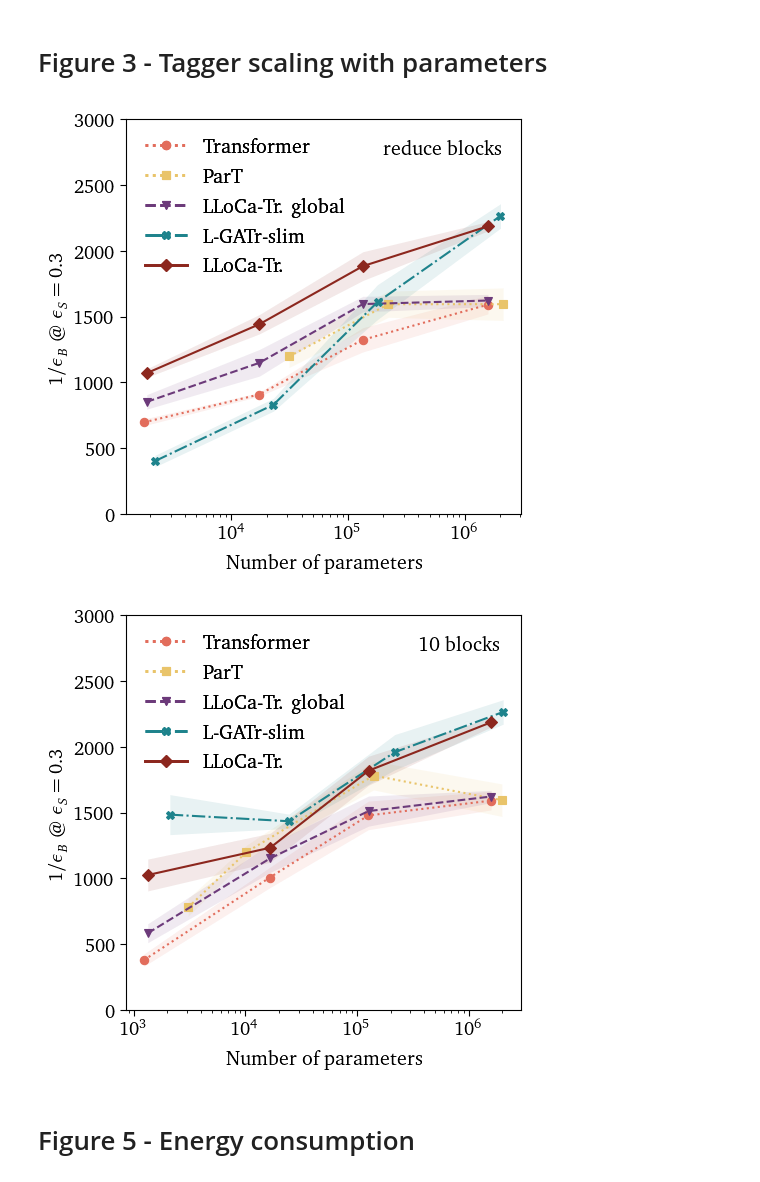
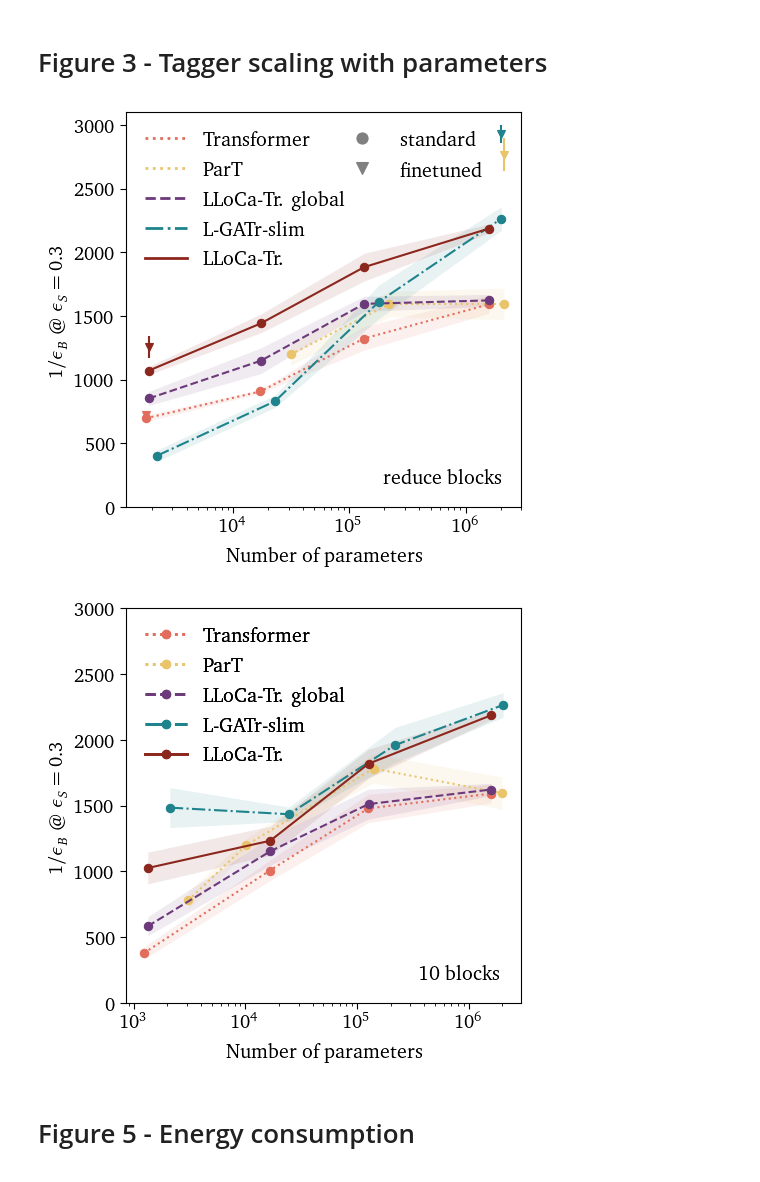
Before and after one commit to heidelberg-hepml/tagger-quantization, a Jupyter notebook: notebooks/plots.ipynb, the cells around one changed output. Saved outputs shown, nothing was run; the diff lists cells and outputs as text; code cells hidden in the pictures.

Commit message:
Add finetune part to figure 3

```diff
--- a/notebooks/plots.ipynb
+++ b/notebooks/plots.ipynb
@@ -1198,6 +1198,7 @@ metrics = {
         "10k": [897,886,922,910,922],
         "100k": [1374,1463,1262,1195,1320],
         "1M": [1507,1590,1518,1683,1655],
+        "1k-ft": [716,726,711,724,737],
     },
     "ParT": {
         "10k": [1122,1231,1346,1122,1167],
@@ -1209,6 +1210,7 @@ metrics = {
         "10k": [1432,1474,1328,1553,1422],
         "100k": [2040,1941,1905,1803,1726],
         "1M": [2148,2243,2195,2148,2195],
+        "1k-ft": [1254,1154,1393,1231],
     },
     "LLoCa-Tr. global": {
         "1k": [863,930,886,801,780],
@@ -1225,56 +1227,87 @@ metrics = {
 }
 metrics = {key: {k: {"mean": np.mean(v), "std": np.std(v)} for k, v in value.items()}
            for key, value in metrics.items()}
+metrics["L-GATr-slim"]["1M-ft"] = {"mean": 2927, "std": 70}
+metrics["ParT"]["1M-ft"] = {"mean": 2766, "std": 130}
 # %%
 colors = [c_Tr, c_ParT, c_LLoCaglobal, c_Slim, c_LLoCa]
 labels = ["Transformer", "ParT", "LLoCa-Tr. global", "L-GATr-slim", "LLoCa-Tr."]
-markers = [m_Tr, m_ParT, m_LLoCaglobal, m_Slim, m_LLoCa]
+markers = ["o"]*len(colors) #[m_Tr, m_ParT, m_LLoCaglobal, m_Slim, m_LLoCa]
 linestyles = [":", ":", "--", "-.", "-"]
 FIGSIZE = (5,5)
 
 ymin = 0
-ymax = 3000
+ymax = 3100
+xmin = 1.2e3
+xmax = 3e6
 
 fig,ax=plt.subplots(figsize=FIGSIZE)
 ax.set_xscale("log")
 for label, color, marker, linestyle in zip(labels, colors, markers, linestyles):
     if label in metrics.keys() and label in params.keys():
         keys = metrics[label]
-        p = np.array([params[label][k] for k in keys])
-        mean = np.array([metrics[label][k]["mean"] for k in keys])
-        std = np.array([metrics[label][k]["std"] for k in keys])
+        p = np.array([params[label][k] for k in keys if "ft" not in k])
+        mean = np.array([metrics[label][k]["mean"] for k in keys if "ft" not in k])
+        std = np.array([metrics[label][k]["std"] for k in keys if "ft" not in k])
 
         mask = np.array([x is not None for x in mean])
         p = p[mask]
         mean = mean[mask]
         std = std[mask]
 
         ax.plot(p, mean, color=color, linestyle=linestyle, marker=marker)
         ax.fill_between(p, mean+std, mean-std,
                         edgecolor=color, color=color, alpha=0.1, lw=0.01)
+        if "1k-ft" in keys:
+            ax.errorbar(p[0], metrics[label]["1k-ft"]["mean"], yerr=metrics[label]["1k-ft"]["std"], marker="v", color=color)
+        if "1M-ft" in keys:
+            ax.errorbar(p[-1], metrics[label]["1M-ft"]["mean"], yerr=metrics[label]["1M-ft"]["std"], marker="v", color=color)
 
 ax.set_ylabel(r"$1/\epsilon_B\ @\ \epsilon_S=0.3$", fontsize=FONTSIZE)
 ax.set_xlabel("Number of parameters")
 
+"""
 handles1 = [Line2D([0,1], [0,0], color=c, lw=2, linestyle=ls, marker=m) for c, ls, m in zip(colors, linestyles, markers)]
 labels1 = labels
 leg1 = ax.legend(
     handles1, labels1, loc="upper left",
     frameon=False,
 )
 ax.add_artist(leg1)
+"""
+handles1 = [Line2D([0,1], [0,0], color=c, lw=2, linestyle=ls) for c, ls in zip(colors, linestyles)]
+labels1 = labels
+leg1 = ax.legend(
+    handles1, labels1, loc="upper left", bbox_to_anchor=(0,1),
+    frameon=False,
+)
+ms = ["o", "v"]
+handles2 = [
+    Line2D(
+        [0],[0], linestyle="None", marker=m,
+        markersize=8, markerfacecolor="0.5",
+        markeredgecolor="0.5"
+    ) for m in ms
+]
+labels2 = ["standard", "finetuned"]
+leg2 = ax.legend(
+    handles2, labels2, loc="upper right", bbox_to_anchor=(0.95,1),
+    frameon=False,
+)
+ax.add_artist(leg1)
 
-ax.text(.95, .95, s="reduce blocks", horizontalalignment="right", verticalalignment="top",
+ax.text(.95, .05, s="reduce blocks", horizontalalignment="right", verticalalignment="bottom",
                     transform=ax.transAxes)
 ax.tick_params(axis='both', which='major', labelsize=FONTSIZE)
 ax.xaxis.set_label_coords(0.5, X_LABEL_POS)
 ax.yaxis.set_label_coords(Y_LABEL_POS, 0.5)
 ax.set_ylim(ymin, ymax)
+ax.set_xlim(xmin, xmax)
 plt.subplots_adjust(LEFT, BOTTOM, RIGHT, TOP)
 fig.savefig(file, format="pdf")
 plt.show()
 # %% [output]
-[figure, old version]
+[figure, new version]
 # %%
 params = {
     "Transformer": {
@@ -1341,7 +1374,7 @@ metrics = {key: {k: {"mean": np.mean(v), "std": np.std(v)} for k, v in value.ite
 # %%
 colors = [c_Tr, c_ParT, c_LLoCaglobal, c_Slim, c_LLoCa]
 labels = ["Transformer", "ParT", "LLoCa-Tr. global", "L-GATr-slim", "LLoCa-Tr."]
-markers = [m_Tr, m_ParT, m_LLoCaglobal, m_Slim, m_LLoCa]
+markers = ["o"]*len(colors) #[m_Tr, m_ParT, m_LLoCaglobal, m_Slim, m_LLoCa]
 linestyles = [":", ":", "--", "-.", "-"]
 FIGSIZE = (5,5)
 
@@ -1377,7 +1410,7 @@ leg1 = ax.legend(
 )
 ax.add_artist(leg1)
 
-ax.text(.95, .95, s="10 blocks", horizontalalignment="right", verticalalignment="top",
+ax.text(.95, .05, s="10 blocks", horizontalalignment="right", verticalalignment="bottom",
                     transform=ax.transAxes)
 ax.tick_params(axis='both', which='major', labelsize=FONTSIZE)
 ax.xaxis.set_label_coords(0.5, X_LABEL_POS)
@@ -1387,7 +1420,7 @@ plt.subplots_adjust(LEFT, BOTTOM, RIGHT, TOP)
 fig.savefig(file, format="pdf")
 plt.show()
 # %% [output]
-[figure, old version]
+[figure, new version]
 # %%
 file.close()
 # %% [markdown]
```
